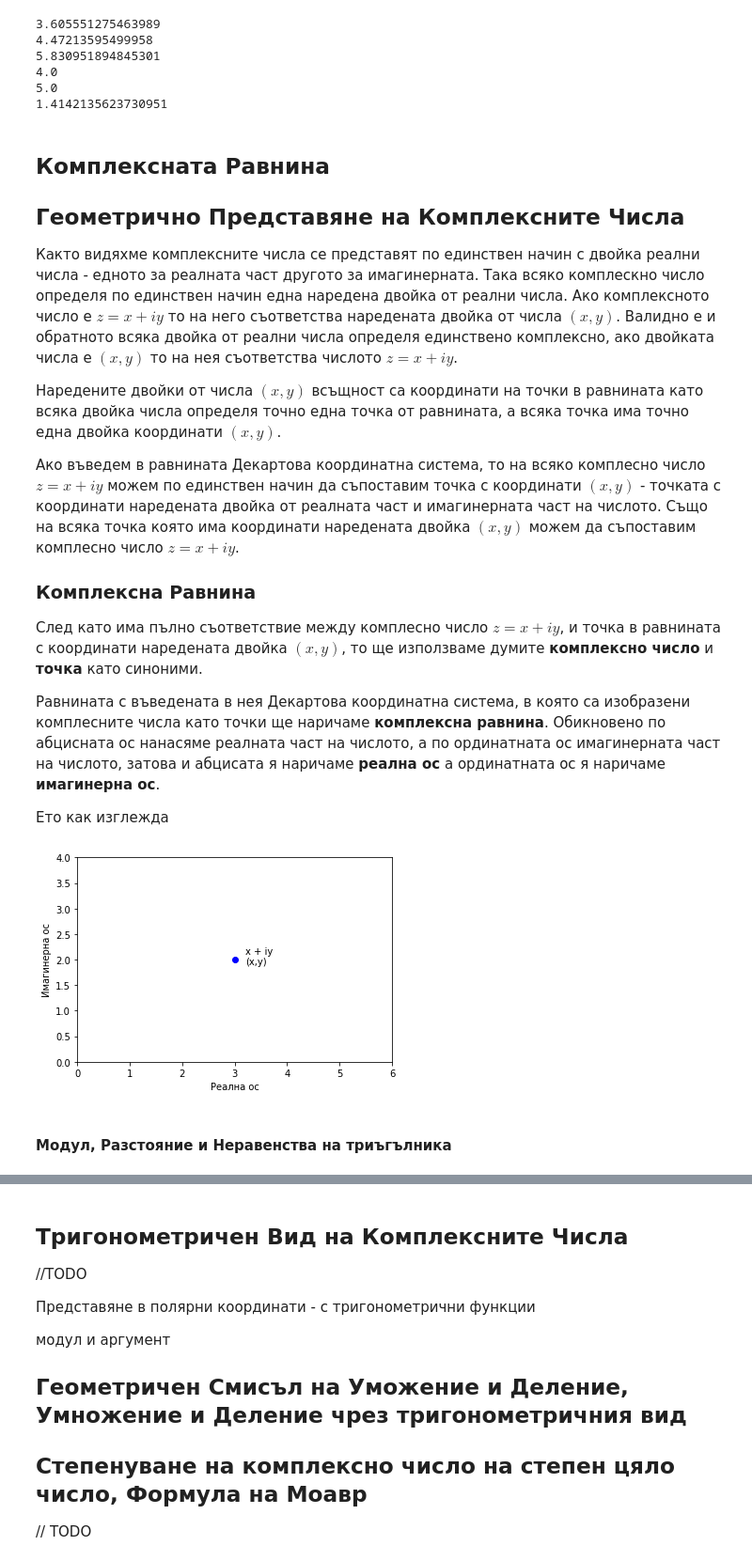
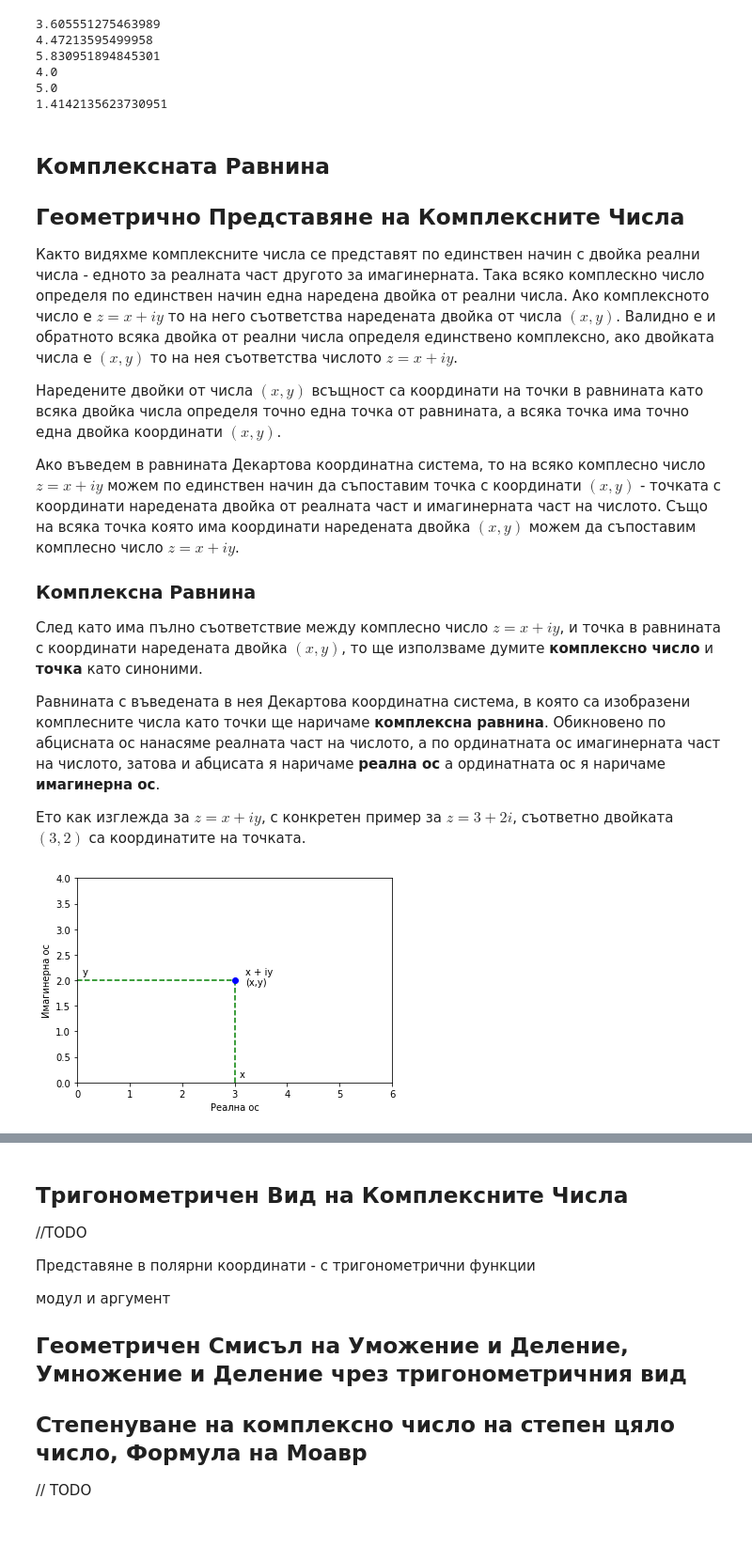
Before and after one commit to ogerassimov/ogi-teach-resources, a Jupyter notebook: ComplexNumbers/ComplexNumbers.ipynb, the cells around one changed output, grey strips where cells are left out. Shown at 94% size. Saved outputs shown, nothing was run; the diff lists cells and outputs as text; code cells hidden in the pictures; blank space fills up the shorter version.

```diff
--- a/ComplexNumbers/ComplexNumbers.ipynb
+++ b/ComplexNumbers/ComplexNumbers.ipynb
@@ -783,20 +797,19 @@ print( mod(1+1j))
 
 Равнината с въведената в нея Декартова координатна система, в която са изобразени комплесните числа като точки ще наричаме **комплексна равнина**. Обикновено по абцисната ос нанасяме реалната част на числото, а по ординатната ос имагинерната част на числото, затова и абцисата я наричаме **реална ос** а ординатната ос я наричаме **имагинерна ос**.
 
-Eто как изглежда
+Eто как изглежда за $z = x + iy$, с конкретен пример за $z = 3+2i$, съответно двойката $(3,2)$ са координатите на точката.
-# %%
-z = 3+2j
-
-plt.axis([0, 6, 0, 4])
-plt.xlabel("Реална ос")
-plt.ylabel("Имагинерна ос")
-
-plt.plot([z.real], [z.imag], 'bo')
-plt.annotate('x + iy\n(x,y)', xy=(3, 2), xytext=(3.2, 1.9))
-
-plt.show()
-# %% [output]
-[figure, removed]
-# %% [markdown]
-####
-#### Модул, Разстояние и Неравенства на триъгълника
+# %%
+z = 3+2j
+
+plt.axis([0, 6, 0, 4])
+plt.xlabel("Реална ос")
+plt.ylabel("Имагинерна ос")
+plt.plot([z.real,z.real], [0,z.imag], 'g--')
+plt.plot([0,z.real], [z.imag,z.imag], 'g--')
+plt.plot([z.real], [z.imag], 'bo')
+plt.annotate('x + iy\n(x,y)', xy=(z.real, z.imag), xytext=(z.real + 0.2, z.imag - 0.1))
+plt.annotate('x', xy=(z.real, 0), xytext=(z.real + 0.1, +0.1))
+plt.annotate('y', xy=(0, z.imag), xytext=(+0.1, z.imag +0.1))
+plt.show()
+# %% [output]
+[figure, added]
```
Also changed, not shown: parts of 3 cells of this notebook.
